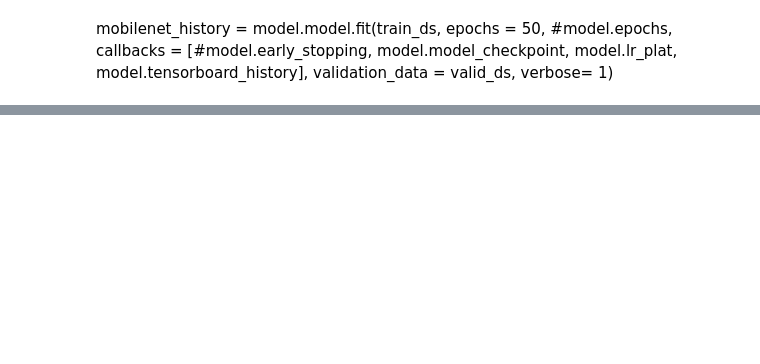
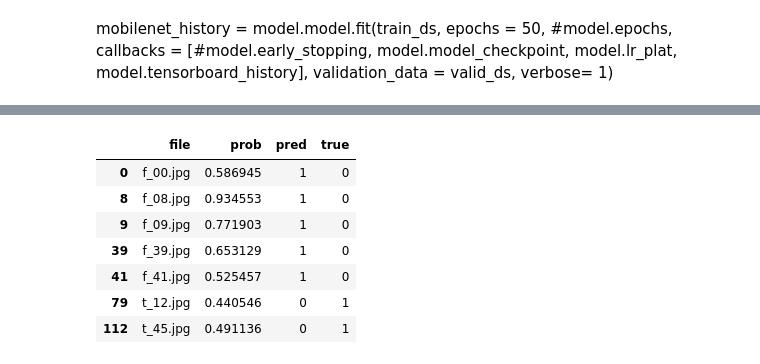
Before and after one commit to giallo41/label_detection, a Jupyter notebook: 02.classification_task.ipynb, the cells around one changed output, grey strips where cells are left out. Drawn from its saved outputs; the diff is of its cells as text; code cells hidden in the pictures; blank space fills up the shorter version.

```diff
--- a/02.classification_task.ipynb
+++ b/02.classification_task.ipynb
@@ -353,0 +191,12 @@ array([[0.0000000e+00, 0.0000000e+00, 1.0000000e+00, 1.0000000e+00],
+# %%
+tmp_cls = "mobilenet_batch16_lr_5e4_val_loss_0.17087.h5"
+test_output_list[tmp_cls][test_output_list[tmp_cls]['pred']!=test_output_list[tmp_cls]['true']]
+# %% [output]
+|  | file | prob | pred | true |
+| 0 | f_00.jpg | 0.586945 | 1 | 0 |
+| 8 | f_08.jpg | 0.934553 | 1 | 0 |
+| 9 | f_09.jpg | 0.771903 | 1 | 0 |
+| 39 | f_39.jpg | 0.653129 | 1 | 0 |
+| 41 | f_41.jpg | 0.525457 | 1 | 0 |
+| 79 | t_12.jpg | 0.440546 | 0 | 1 |
+| 112 | t_45.jpg | 0.491136 | 0 | 1 |
```
Also changed, not shown: parts of 58 cells of this notebook.
